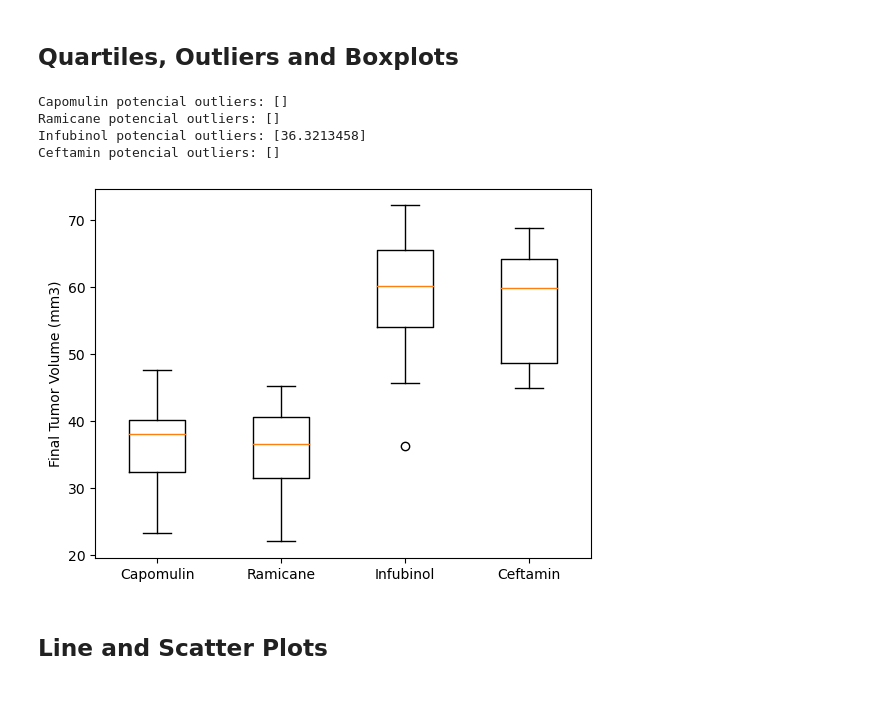
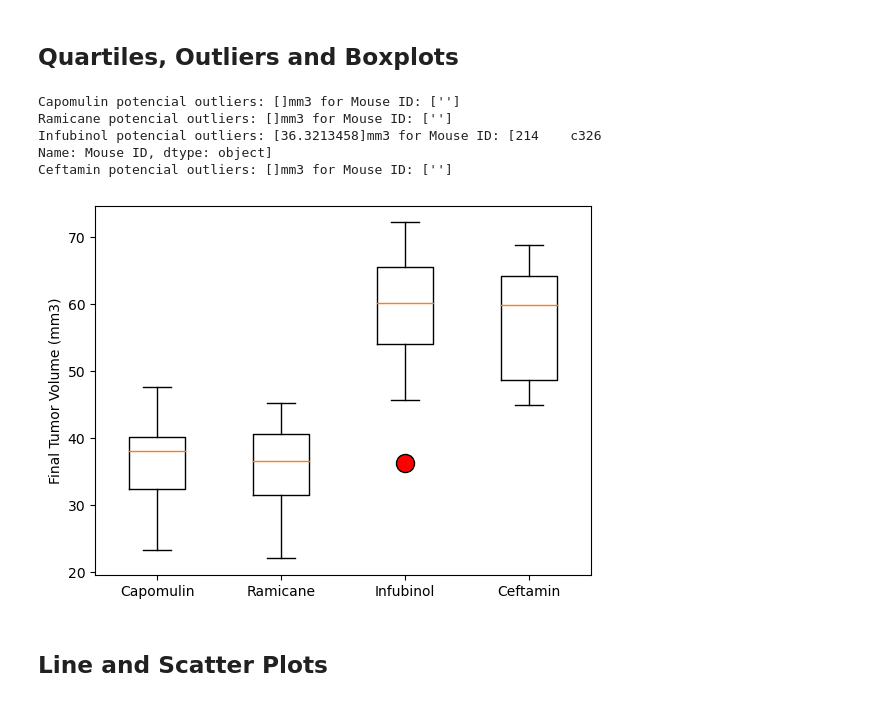
Before and after one commit to desireetrevino/module5-challenge, a Jupyter notebook: pymaceuticals_.ipynb, the cells around one changed output. Drawn from its saved outputs; the diff is of its cells as text; code cells hidden in the pictures.

```diff
--- a/pymaceuticals_.ipynb
+++ b/pymaceuticals_.ipynb
@@ -226,34 +226,37 @@ for drug in treatments:
     lower_bound = lowerq - (1.5*iqr)
     upper_bound = upperq + (1.5*iqr)
     outliers =[]
+    mouseid =""
     for tumor in tumorvolume["Tumor Volume (mm3)"]:
-
         if tumor<lower_bound or tumor>upper_bound:
+            mouseid = tumorvolume.loc[(tumorvolume["Tumor Volume (mm3)"]==tumor)]["Mouse ID"]
             outliers.append(tumor)
-    print(f"{drug} potencial outliers: {outliers}")
+    print(f"{drug} potencial outliers: {outliers}mm3 for Mouse ID: {mouseid}")
 # %% [output]
-Capomulin potencial outliers: []
-Ramicane potencial outliers: []
-Infubinol potencial outliers: [36.3213458]
-Ceftamin potencial outliers: []
+Capomulin potencial outliers: []mm3 for Mouse ID: ['']
+Ramicane potencial outliers: []mm3 for Mouse ID: ['']
+Infubinol potencial outliers: [36.3213458]mm3 for Mouse ID: [214    c326
+Name: Mouse ID, dtype: object]
+Ceftamin potencial outliers: []mm3 for Mouse ID: ['']
 # %%
 # Generate a box plot that shows the distrubution of the tumor volume for each treatment group.
 capomulin = volumemax.loc[(volumemax["Drug Regimen"]=="Capomulin"),:]
 ramicane = volumemax.loc[(volumemax["Drug Regimen"]=="Ramicane"),:]
 infubinol = volumemax.loc[(volumemax["Drug Regimen"]=="Infubinol"),:]
 ceftamin = volumemax.loc[(volumemax["Drug Regimen"]=="Ceftamin"),:]
 
 cap_plot = capomulin["Tumor Volume (mm3)"]
 ram_plot = ramicane["Tumor Volume (mm3)"]
 inf_plot = infubinol["Tumor Volume (mm3)"]
 ceft_plot = ceftamin["Tumor Volume (mm3)"]
 fig1, ax1 = plt.subplots()
-ax1.boxplot([cap_plot, ram_plot, inf_plot, ceft_plot])
+flierprops={"markerfacecolor":"r", "markersize": 13}
+ax1.boxplot([cap_plot, ram_plot, inf_plot, ceft_plot],flierprops=flierprops)
 ax1.set_xticklabels(treatments)
 plt.ylabel("Final Tumor Volume (mm3)")
 plt.show()
 # %% [output]
-[figure, old version]
+[figure, new version]
 # %% [markdown]
 ## Line and Scatter Plots
 # %%
```
